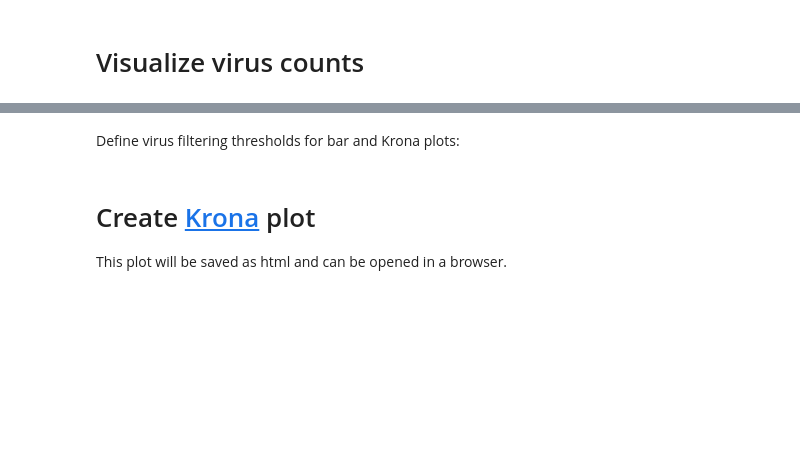
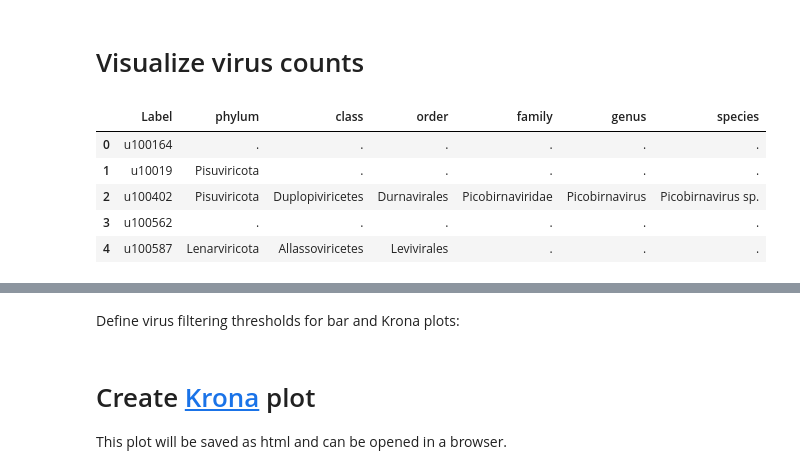
Before and after one commit to lauraluebbert/kallistoXpalmdb, a Jupyter notebook: kallistoXpalmDB_tutorial.ipynb, the cells around one changed output, grey strips where cells are left out. Drawn from its saved outputs; the diff is of its cells as text; code cells hidden in the pictures; blank space fills up the shorter version.

```diff
--- a/kallistoXpalmDB_tutorial.ipynb
+++ b/kallistoXpalmDB_tutorial.ipynb
@@ -246,6 +299,13 @@ adata.obs["dpi_clean"] = adata.obs["dpi"].astype(str) + adata.obs["dpi_accession
 # Visualize virus counts
 # %%
 # Load virus ID to taxonomy mapping
-tax_df = pd.read_csv("palmID_to_taxonomy_mapping.tsv", sep='\t')
+tax_df = pd.read_csv("palmID_to_taxonomy_mapping_clustered.tsv", sep='\t')
 tax_df.head()
+# %% [output]
+|  | Label | phylum | class | order | family | genus | species |
+| 0 | u100164 | . | . | . | . | . | . |
+| 1 | u10019 | Pisuviricota | . | . | . | . | . |
+| 2 | u100402 | Pisuviricota | Duplopiviricetes | Durnavirales | Picobirnaviridae | Picobirnavirus | Picobirnavirus sp. |
+| 3 | u100562 | . | . | . | . | . | . |
+| 4 | u100587 | Lenarviricota | Allassoviricetes | Levivirales | . | . | . |
 # %%
```
Also changed, not shown: parts of 23 cells of this notebook.
